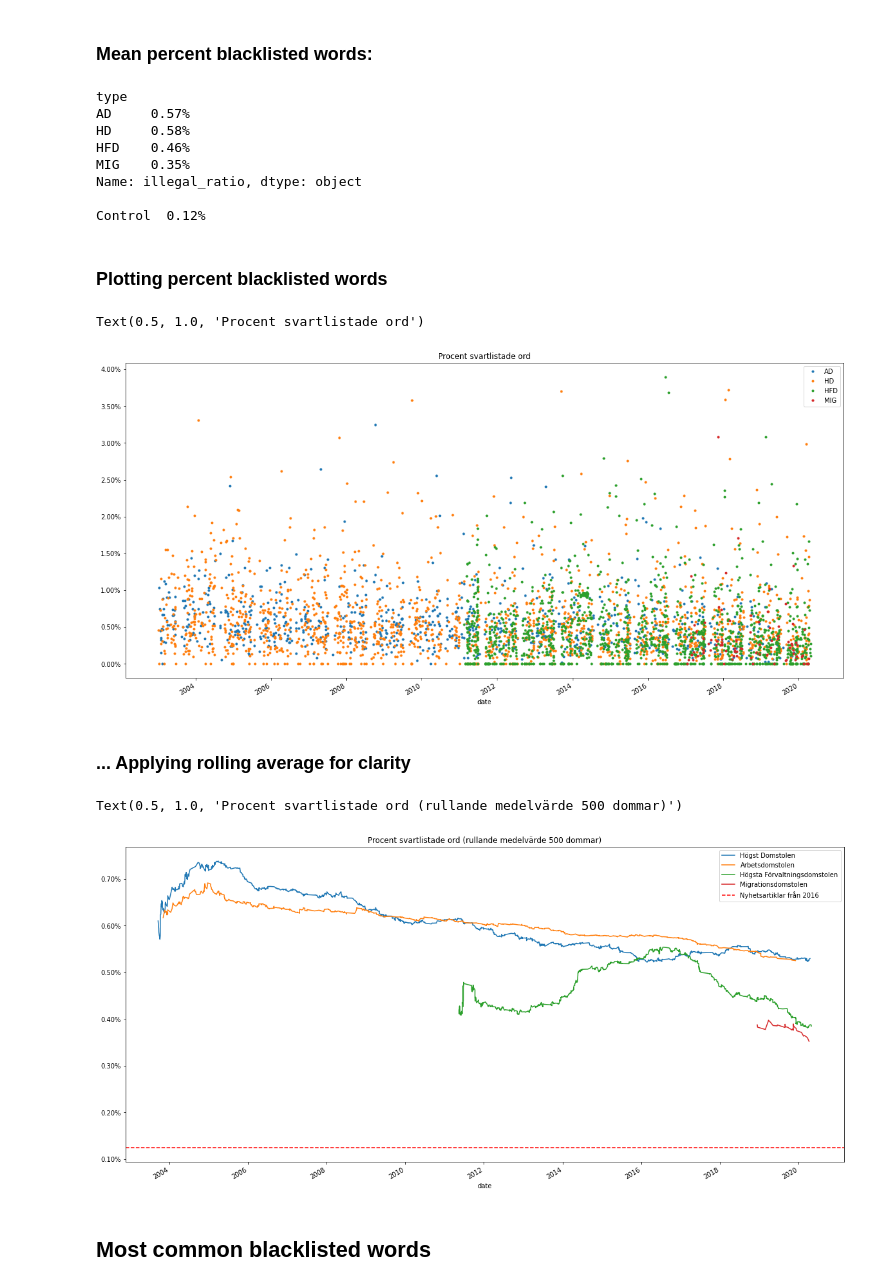
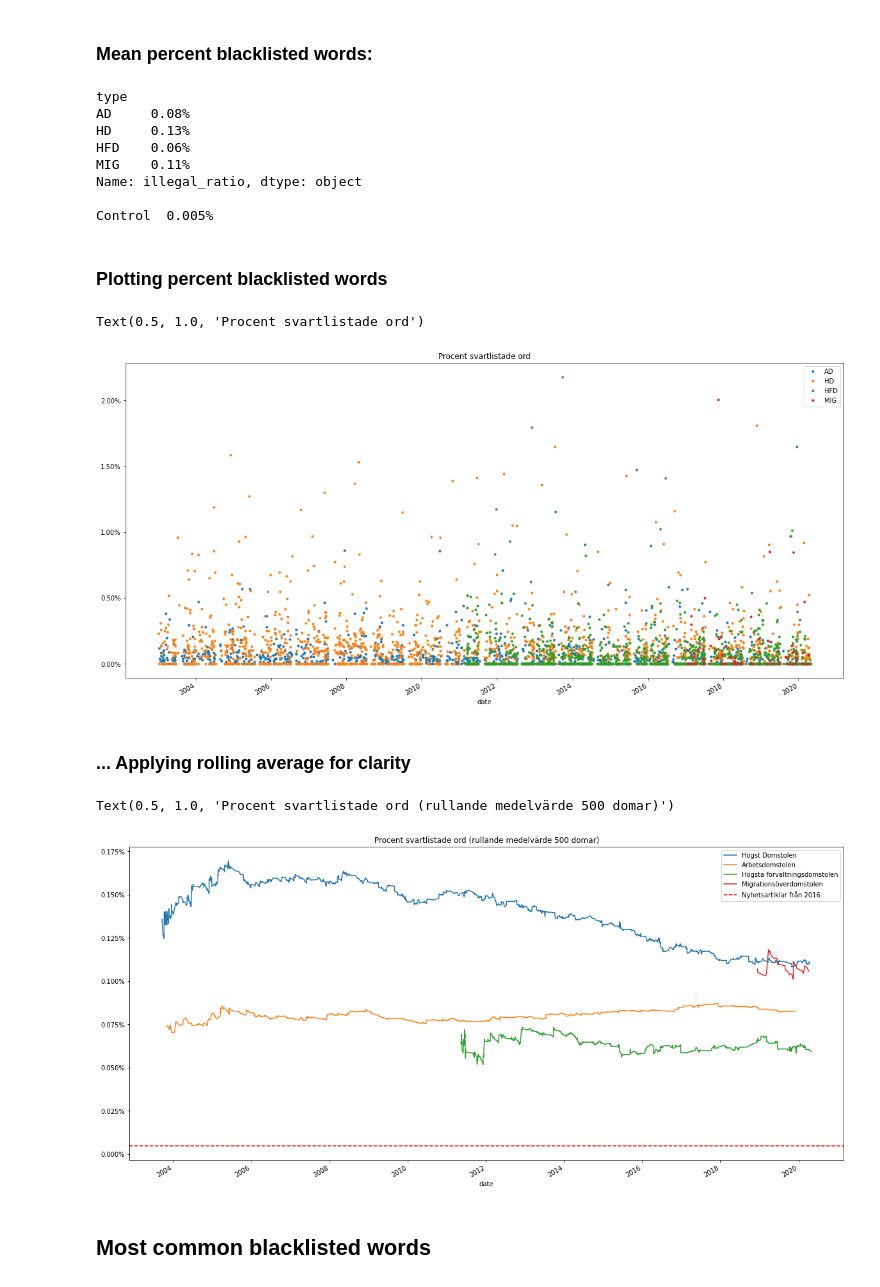
Before and after one commit to karvla/lawlingo, a Jupyter notebook: lawlingo.ipynb, the cells around one changed output. Drawn from its saved outputs; the diff is of its cells as text; code cells hidden in the pictures.

```diff
--- a/lawlingo.ipynb
+++ b/lawlingo.ipynb
@@ -120,7 +120,8 @@ def get_migrations():
             data.append({'date': datetime.fromisoformat(date), 'url': url, 'text': text})
 
     # From folder
-    for file_name in os.listdir('./missing_mig/'):
+    folder = './missing_mig/'
+    for file_name in os.listdir(folder):
         print(file_name)
         date = file_name[:10]
         url = folder + file_name
@@ -220,12 +221,12 @@ def illegal_count(text):
     counter = Counter()
     for word in illegal_word_stems:
         key = r"\s(" + word + "\p{L}+)"
-        matches = re.finditer(key, text)
+        matches = re.finditer(key, text.lower())
         counter.update([m.group(1) for m in matches])
 
     for word in illegal_words:
-        key = r"\s(" + word + ")"
-        matches = re.finditer(key, text)
+        key = r"\s(" + word + ")\^p{L}"
+        matches = re.finditer(key, text.lower())
         counter.update([m.group(1) for m in matches])
 
     return counter
@@ -241,17 +242,20 @@ df = df.sort_index()
 ### Using news articles as controll
 234,196 news articles from 2016 is used as control. The dataset can be found here:
 https://webhose.io/free-datasets/swedish-news-articles/
-# %%
-news = []
-for filename in os.listdir('./news'):
-    with open('./news/' + filename) as f:
-        news.append(json.load(f))
-
-df_news = pd.DataFrame(news)
-df_news['n_words'] = df_news['text'].apply(lambda x: len(words(x)))
-df_news['illegal_count'] = df_news['text'].apply(illegal_count)
-df_news['n_illegal_occurences'] = df_news['illegal_count'].apply(lambda x: sum(x.values()))
-df_news['illegal_ratio'] = df_news['n_illegal_occurences']/df_news['n_words']
+# %%
+@memory.cache
+def mean_ratio_news():
+    blacklisted = 0
+    total = 0
+    for filename in os.listdir('./news'):
+        with open('./news/' + filename, 'r') as f:
+            text = json.load(f)['text']
+        blacklisted += sum(illegal_count(text).values())
+        total += len(words(text))
+
+    return blacklisted / total
+
+mean_news = mean_ratio_news()
 # %% [markdown]
 ### Number of decisions of each class:
 # %%
@@ -268,16 +272,16 @@ Name: text, dtype: int64
 # %%
 print(df.groupby('type')['illegal_ratio'].mean().apply(lambda x: str(round(x*100, 2))+"%"))
 print()
-print("Control\t",  str(round(df_news['illegal_ratio'].mean()*100, 2))+"%")
+print("Control\t",  str(round(mean_news*100, 3))+"%")
 # %% [output]
 type
-AD     0.57%
-HD     0.58%
-HFD    0.46%
-MIG    0.35%
+AD     0.08%
+HD     0.13%
+HFD    0.06%
+MIG    0.11%
 Name: illegal_ratio, dtype: object
 
-Control  0.12%
+Control  0.005%
 # %% [markdown]
 ### Plotting percent blacklisted words
 # %%
@@ -288,23 +292,23 @@ ax[0].legend()
 ax[0].set_title("Procent svartlistade ord")
 # %% [output]
 Text(0.5, 1.0, 'Procent svartlistade ord')
-[figure, old version]
+[figure, new version]
 # %% [markdown]
 ### ... Applying rolling average for clarity
 # %%
 win_size = 500
 ax = df.loc[df['type'] == 'HD']['illegal_ratio'].rolling(win_size, min_periods = 50).mean().plot(label="Högst Domstolen", figsize=(20,10))
 df.loc[df['type'] == 'AD']['illegal_ratio'].rolling(win_size, min_periods = 50).mean().plot(label="Arbetsdomstolen")
-df.loc[df['type'] == 'HFD']['illegal_ratio'].rolling(win_size, min_periods = 50).mean().plot(label="Högsta Förvaltningsdomstolen")
-df.loc[df['type'] == 'MIG']['illegal_ratio'].rolling(win_size, min_periods = 50).mean().plot(label="Migrationsdomstolen")
+df.loc[df['type'] == 'HFD']['illegal_ratio'].rolling(win_size, min_periods = 50).mean().plot(label="Högsta förvaltningsdomstolen")
+df.loc[df['type'] == 'MIG']['illegal_ratio'].rolling(win_size, min_periods = 50).mean().plot(label="Migrationsöverdomstolen")
 
-ax.axhline(y=df_news['illegal_ratio'].mean(), color='r', linestyle='dashed', label="Nyhetsartiklar från 2016")
+ax.axhline(y=mean_news, color='r', linestyle='dashed', label="Nyhetsartiklar från 2016")
 ax.yaxis.set_major_formatter(mtick.PercentFormatter(xmax=1.0))
 ax.legend()
-ax.set_title("Procent svartlistade ord (rullande medelvärde {} dommar)".format(win_size))
+ax.set_title("Procent svartlistade ord (rullande medelvärde {} domar)".format(win_size))
 # %% [output]
-Text(0.5, 1.0, 'Procent svartlistade ord (rullande medelvärde 500 dommar)')
+Text(0.5, 1.0, 'Procent svartlistade ord (rullande medelvärde 500 domar)')
-[figure, old version]
+[figure, new version]
 # %% [markdown]
 ## Most common blacklisted words
 # %%
```
Also changed, not shown: parts of 9 cells of this notebook.
